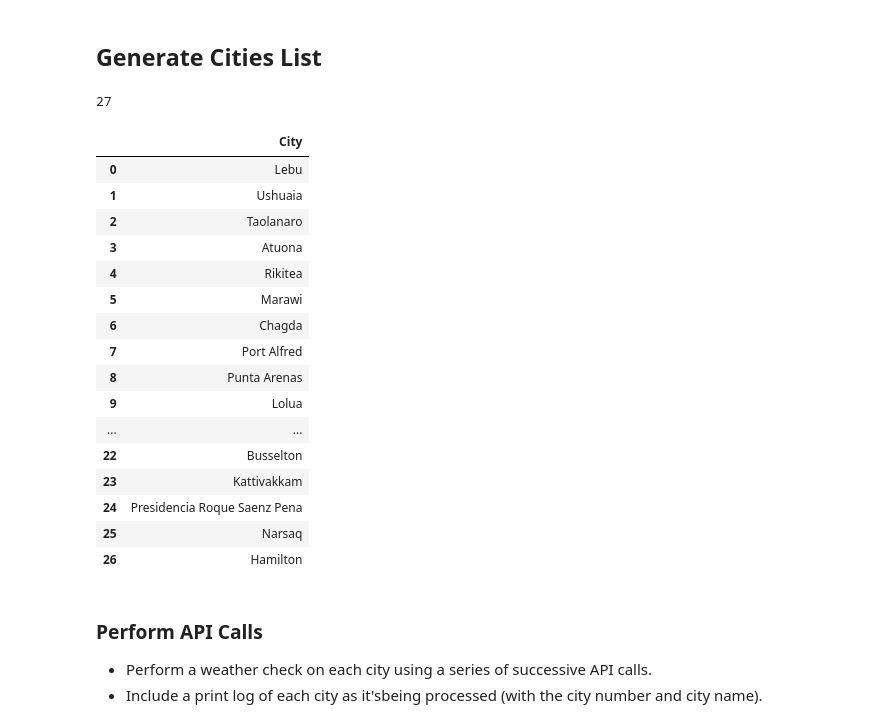
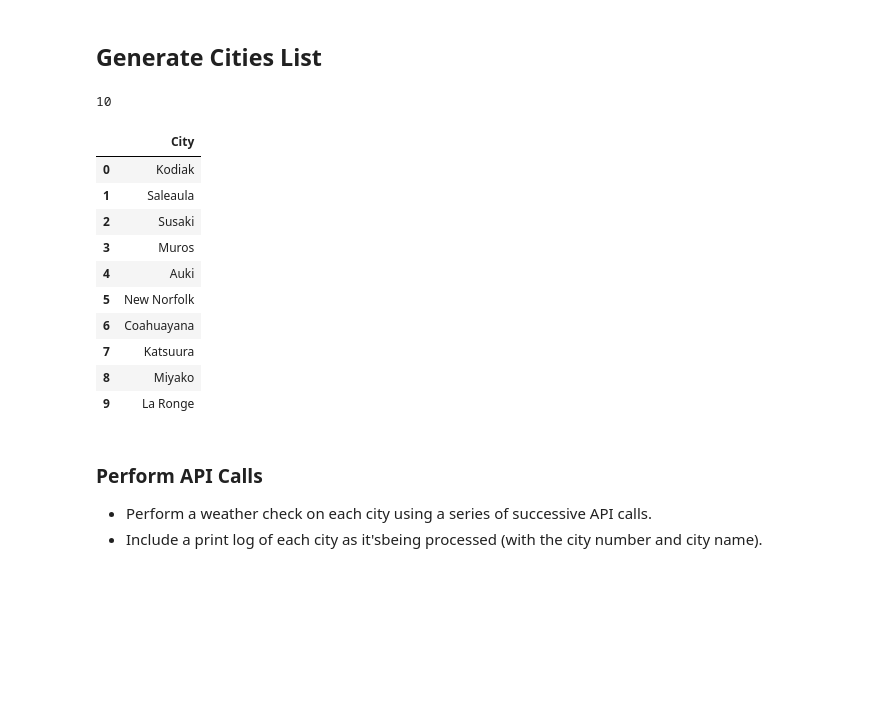
Before and after one commit to IthamarFrancois/Python-API-Challenge, a Jupyter notebook: WeatherPy/WeatherPy - Copy2.ipynb, the cells around one changed output. Saved outputs shown, nothing was run; the diff lists cells and outputs as text; code cells hidden in the pictures; blank space fills up the shorter version.

```diff
--- a/WeatherPy/WeatherPy - Copy2.ipynb
+++ b/WeatherPy/WeatherPy - Copy2.ipynb
@@ -50,8 +50,8 @@ lat_lngs = []
 cities = []
 
 # Create a set of random lat and lng combinations
-lats = np.random.uniform(lat_range[0], lat_range[1], size=29)
-lngs = np.random.uniform(lng_range[0], lng_range[1], size=29)
+lats = np.random.uniform(lat_range[0], lat_range[1], size=10)
+lngs = np.random.uniform(lng_range[0], lng_range[1], size=10)
 lat_lngs = zip(lats, lngs)
 
 # Identify nearest city for each lat, lng combination
@@ -69,38 +69,32 @@ for lat_lng in lat_lngs:
 randomCities = len(cities)
 randomCities
 # %% [output]
-27
+10
 # %%
 # Setting up the Dataframe to hold 'cities' values
 City_DF = pd.DataFrame(cities)
 
 # Copying original list, in case its needed to be referenced later
 CityWeather_DF = City_DF
 
 # Changing first column '0' to 'City' which represents the cities generated
 CityWeather_DF = CityWeather_DF.rename(columns={0:"City"})
 
 # Order of columns in new dataframe that will hold location/weather data will be:
 # City Country Lat Lng Max Temp	Humidity Cloudiness Wind Speed  Date
-CityWeather_DF.head(30)
+CityWeather_DF.head(20)
 # %% [output]
 |  | City |
-| 0 | Lebu |
-| 1 | Ushuaia |
-| 2 | Taolanaro |
-| 3 | Atuona |
-| 4 | Rikitea |
-| 5 | Marawi |
-| 6 | Chagda |
-| 7 | Port Alfred |
-| 8 | Punta Arenas |
-| 9 | Lolua |
-| ... | ... |
-| 22 | Busselton |
-| 23 | Kattivakkam |
-| 24 | Presidencia Roque Saenz Pena |
-| 25 | Narsaq |
-| 26 | Hamilton |
+| 0 | Kodiak |
+| 1 | Saleaula |
+| 2 | Susaki |
+| 3 | Muros |
+| 4 | Auki |
+| 5 | New Norfolk |
+| 6 | Coahuayana |
+| 7 | Katsuura |
+| 8 | Miyako |
+| 9 | La Ronge |
 # %% [markdown]
 ### Perform API Calls
 * Perform a weather check on each city using a series of successive API calls.
```
Also changed, not shown: parts of 15 cells of this notebook, 1 other file.
